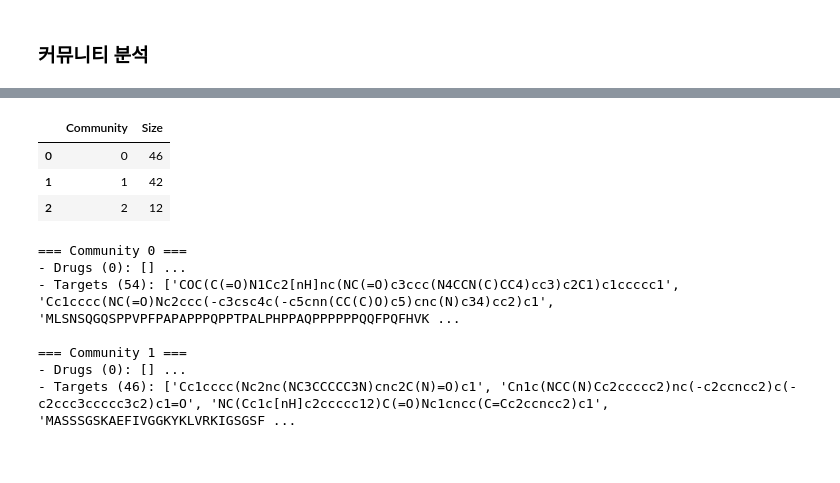
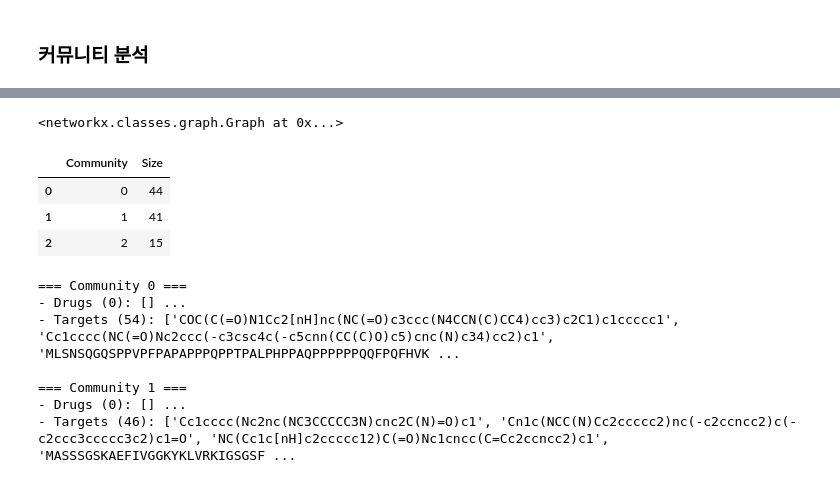
Before and after one commit to annie4616/25_summer_DTI, a Jupyter notebook: data_analysis.ipynb, the cells around one changed output, grey strips where cells are left out. Cells and saved outputs as stored; diff of their text form; code cells hidden in the pictures.

```diff
--- a/data_analysis.ipynb
+++ b/data_analysis.ipynb
@@ -348,20 +349,20 @@ target_degree_df
 # %%
 # community_size_df
 # %%
-# # --- 0) 친화도 컬럼 지정 ---
-# affinity_col = "Y"
+# --- 0) 친화도 컬럼 지정 ---
+affinity_col = "Y"
 
-# # --- 1) 서브그래프 엣지에 친화도 할당 ---
-# from collections import defaultdict
+# --- 1) 서브그래프 엣지에 친화도 할당 ---
+from collections import defaultdict
 
-# edge_vals = defaultdict(list)
-# sub_nodes_set = set(subgraph.nodes())
+edge_vals = defaultdict(list)
+sub_nodes_set = set(subgraph.nodes())
 
-# for _, row in kiba.iterrows():
-#     d, t = row["Drug"], row["Target"]
-#     if d in sub_nodes_set and t in sub_nodes_set:
-#         if subgraph.has_edge(d, t) or subgraph.has_edge(t, d):
-#             edge_vals[tuple(sorted((d, t)))].append(row[affinity_col])
+for _, row in kiba.iterrows():
+    d, t = row["Drug"], row["Target"]
+    if d in sub_nodes_set and t in sub_nodes_set:
+        if subgraph.has_edge(d, t) or subgraph.has_edge(t, d):
+            edge_vals[tuple(sorted((d, t)))].append(row[affinity_col])
 
 # # 평균 친화도 계산
 # edge_affinity_mean = {e: sum(v) / len(v) for e, v in edge_vals.items()}
@@ -504,10 +513,22 @@ plt.show()
+# %%
+subgraph_high_aff
+# %% [output]
+<networkx.classes.graph.Graph at 0x...>
 # %%
+# 커뮤니티 크기 표
+community_size_df = pd.DataFrame(
+    {"Community": list(set(node_to_community_high_aff.values()))}
+)
+community_size_df["Size"] = community_size_df["Community"].map(
+    lambda c: sum(1 for v in node_to_community_high_aff.values() if v == c)
+).sort_values(ascending=False)
+
 community_size_df
 # %% [output]
 |  | Community | Size |
-| 0 | 0 | 46 |
-| 1 | 1 | 42 |
-| 2 | 2 | 12 |
+| 0 | 0 | 44 |
+| 1 | 1 | 41 |
+| 2 | 2 | 15 |
 # %%
 # 커뮤니티별 노드 분리
 for i, comm in enumerate(communities_high_aff):
```
Also changed, not shown: parts of 3 cells of this notebook, 1 other file.
